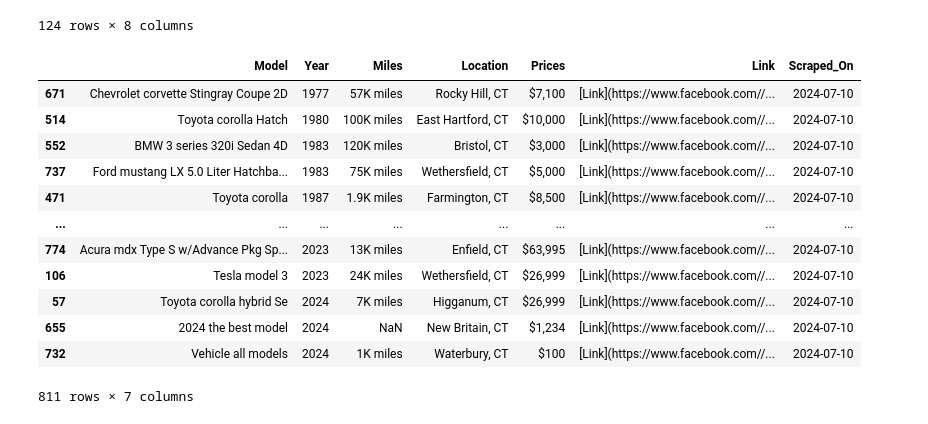
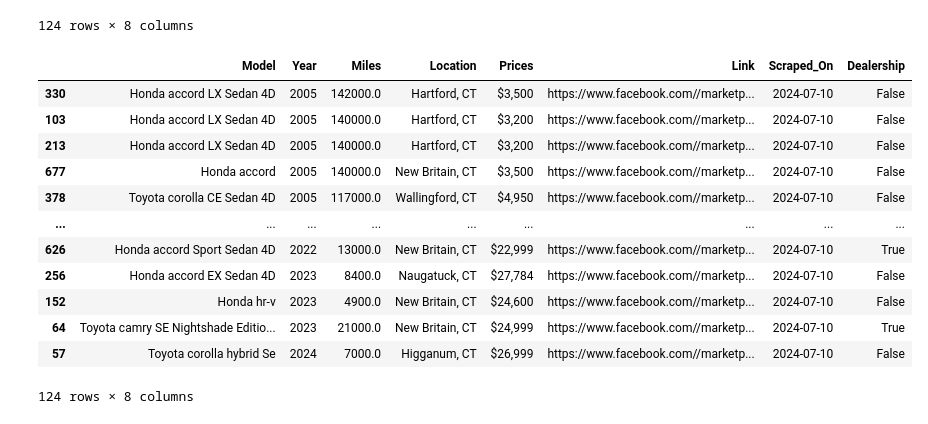
Before and after one commit to Gaurab-B/Car_Price_Facebook_Marketpalce, a Jupyter notebook: Notebooks/7-10-analysis.ipynb, the cells around one changed output. Drawn from its saved outputs; the diff is of its cells as text; code cells hidden in the pictures.

```diff
--- a/Notebooks/7-10-analysis.ipynb
+++ b/Notebooks/7-10-analysis.ipynb
@@ -189,20 +189,3 @@ year_df
 | 806 | Honda odyssey LX Minivan 4D | 2016 | 93000.0 | West Hartford, CT | $14,499 | https://www.facebook.com//marketp... | 2024-07-10 | False |
 | 809 | Honda accord EX Coupe 2D | 2010 | 120000.0 | Middletown, CT | $7,500 | https://www.facebook.com//marketp... | 2024-07-10 | False |
 124 rows × 8 columns
-# %%
-sorted_df = df.sort_values(by='Year')
-sorted_df
-# %% [output]
-|  | Model | Year | Miles | Location | Prices | Link | Scraped_On |
-| 671 | Chevrolet corvette Stingray Coupe 2D | 1977 | 57K miles | Rocky Hill, CT | $7,100 | [Link](https://www.facebook.com//... | 2024-07-10 |
-| 514 | Toyota corolla Hatch | 1980 | 100K miles | East Hartford, CT | $10,000 | [Link](https://www.facebook.com//... | 2024-07-10 |
-| 552 | BMW 3 series 320i Sedan 4D | 1983 | 120K miles | Bristol, CT | $3,000 | [Link](https://www.facebook.com//... | 2024-07-10 |
-| 737 | Ford mustang LX 5.0 Liter Hatchba... | 1983 | 75K miles | Wethersfield, CT | $5,000 | [Link](https://www.facebook.com//... | 2024-07-10 |
-| 471 | Toyota corolla | 1987 | 1.9K miles | Farmington, CT | $8,500 | [Link](https://www.facebook.com//... | 2024-07-10 |
-| ... | ... | ... | ... | ... | ... | ... | ... |
-| 774 | Acura mdx Type S w/Advance Pkg Sp... | 2023 | 13K miles | Enfield, CT | $63,995 | [Link](https://www.facebook.com//... | 2024-07-10 |
-| 106 | Tesla model 3 | 2023 | 24K miles | Wethersfield, CT | $26,999 | [Link](https://www.facebook.com//... | 2024-07-10 |
-| 57 | Toyota corolla hybrid Se | 2024 | 7K miles | Higganum, CT | $26,999 | [Link](https://www.facebook.com//... | 2024-07-10 |
-| 655 | 2024 the best model | 2024 | NaN | New Britain, CT | $1,234 | [Link](https://www.facebook.com//... | 2024-07-10 |
-| 732 | Vehicle all models | 2024 | 1K miles | Waterbury, CT | $100 | [Link](https://www.facebook.com//... | 2024-07-10 |
-811 rows × 7 columns
@@ -211,0 +192,17 @@ sorted_df.to_markdown('car_listings.md', index=False)
+# %%
+sorted_df = year_df.sort_values(by='Year')
+sorted_df
+# %% [output]
+|  | Model | Year | Miles | Location | Prices | Link | Scraped_On | Dealership |
+| 330 | Honda accord LX Sedan 4D | 2005 | 142000.0 | Hartford, CT | $3,500 | https://www.facebook.com//marketp... | 2024-07-10 | False |
+| 103 | Honda accord LX Sedan 4D | 2005 | 140000.0 | Hartford, CT | $3,200 | https://www.facebook.com//marketp... | 2024-07-10 | False |
+| 213 | Honda accord LX Sedan 4D | 2005 | 140000.0 | Hartford, CT | $3,200 | https://www.facebook.com//marketp... | 2024-07-10 | False |
+| 677 | Honda accord | 2005 | 140000.0 | New Britain, CT | $3,500 | https://www.facebook.com//marketp... | 2024-07-10 | False |
+| 378 | Toyota corolla CE Sedan 4D | 2005 | 117000.0 | Wallingford, CT | $4,950 | https://www.facebook.com//marketp... | 2024-07-10 | False |
+| ... | ... | ... | ... | ... | ... | ... | ... | ... |
+| 626 | Honda accord Sport Sedan 4D | 2022 | 13000.0 | New Britain, CT | $22,999 | https://www.facebook.com//marketp... | 2024-07-10 | True |
+| 256 | Honda accord EX Sedan 4D | 2023 | 8400.0 | Naugatuck, CT | $27,784 | https://www.facebook.com//marketp... | 2024-07-10 | False |
+| 152 | Honda hr-v | 2023 | 4900.0 | New Britain, CT | $24,600 | https://www.facebook.com//marketp... | 2024-07-10 | False |
+| 64 | Toyota camry SE Nightshade Editio... | 2023 | 21000.0 | New Britain, CT | $24,999 | https://www.facebook.com//marketp... | 2024-07-10 | True |
+| 57 | Toyota corolla hybrid Se | 2024 | 7000.0 | Higganum, CT | $26,999 | https://www.facebook.com//marketp... | 2024-07-10 | False |
+124 rows × 8 columns
```
Also changed, not shown: parts of 2 cells of this notebook, 1 other file.
